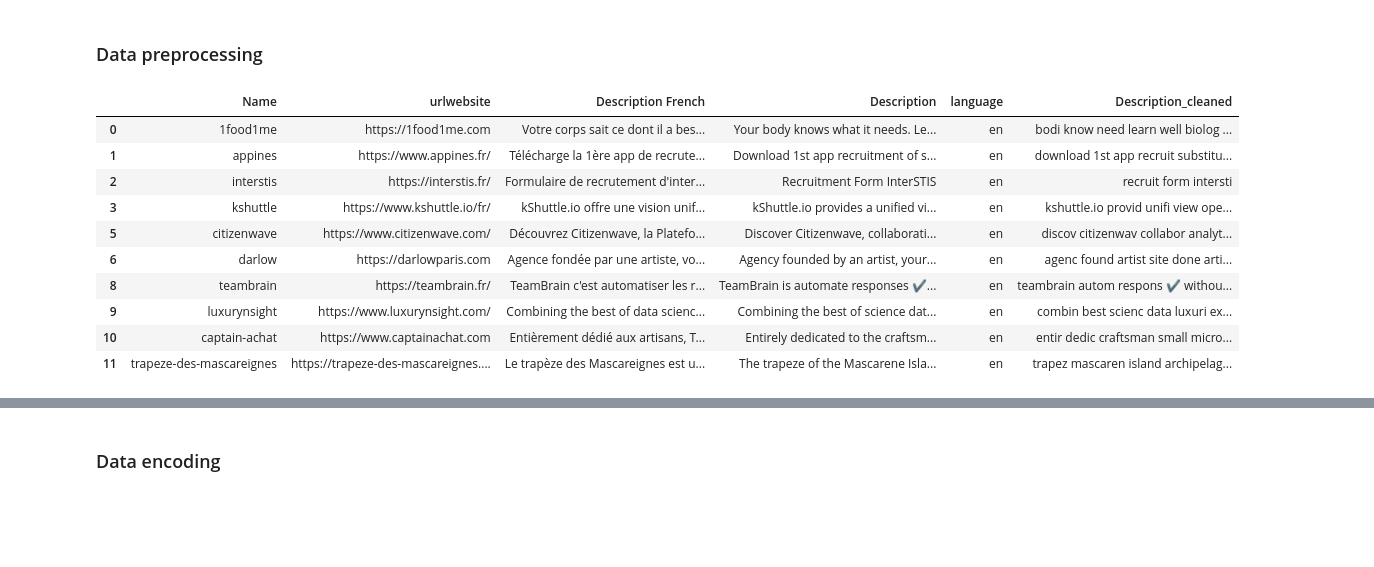
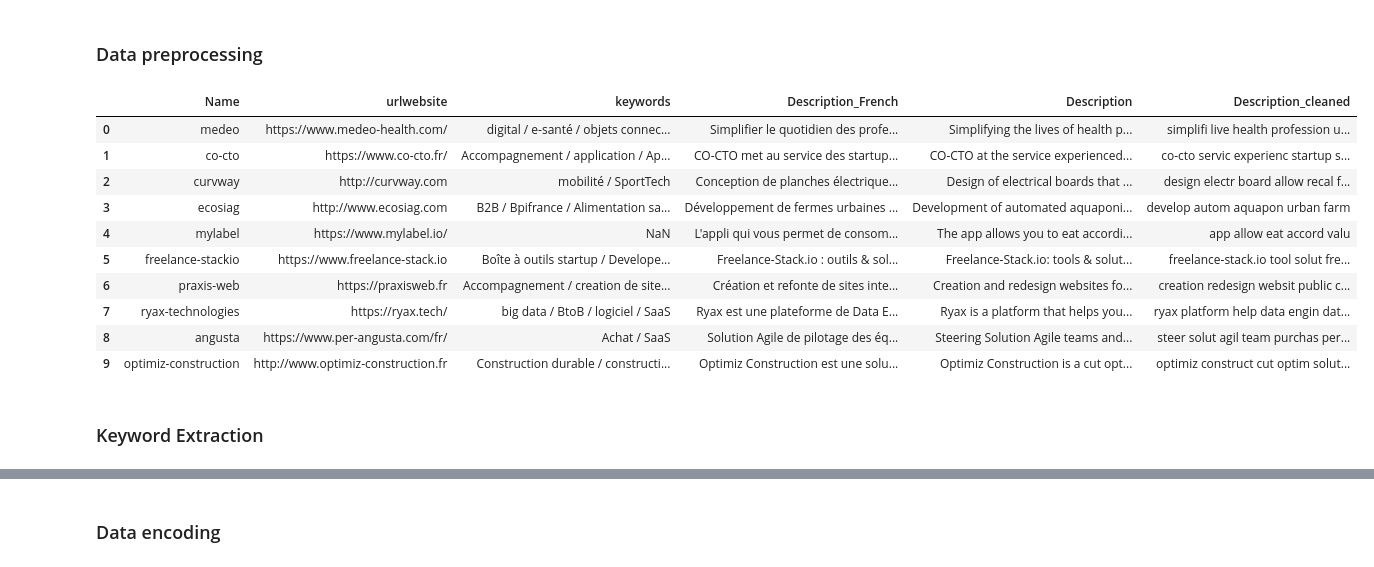
Before and after one commit to jawadhussein462/PTN_project, a Jupyter notebook: Topic_modeling_PTN.ipynb, the cells around one changed output, grey strips where cells are left out. Drawn from its saved outputs; the diff is of its cells as text; code cells hidden in the pictures; blank space fills up the shorter version.

```diff
--- a/Topic_modeling_PTN.ipynb
+++ b/Topic_modeling_PTN.ipynb
@@ -57,45 +57,49 @@ def filtering(row):
   s=row['Description']
   lemmatizer = WordNetLemmatizer()
   porter = PorterStemmer()
   stop_words = set(stopwords.words('english'))
 
   #Tokenization
   word_tokens=nltk.word_tokenize(s.lower())
   #remove stop words
   filtered_sentence = [w for w in word_tokens if not w in stop_words]
   #remove punctuatio
   filtered_sentence = [w for w in filtered_sentence if not w in string.punctuation]
   #stemming
   filtered_sentence = [porter.stem(w) for w in filtered_sentence]
   #lemmatization
   filtered_sentence = [lemmatizer.lemmatize(w) for w in filtered_sentence]
 
   return " ".join(filtered_sentence)
 
 def detect_language(row):
     try:
       return detect(row["Description"])
     except:
       return None
 
-df=pd.read_csv("/content/data_startups - data_french.csv")
-df=df.dropna()
-df["language"]=df.apply(detect_language,axis=1)
+df=pd.read_csv("Data_Startups.csv")
+df.drop_duplicates(subset ="Name",
+                     keep = False, inplace = True)
+#df["language"]=df.apply(detect_language,axis=1)
 df['Description_cleaned'] = df.apply(filtering, axis=1)
-df=df[df.language=="en"]
 docs=df['Description']
+urls=df['urlwebsite']
+
 docs_cleaned=df['Description_cleaned']
 #dropping row containing non-english words
 df.head(10)
 # %% [output]
-|  | Name | urlwebsite | Description French | Description | language | Description_cleaned |
-| 0 | 1food1me | https://1food1me.com | Votre corps sait ce dont il a bes... | Your body knows what it needs. Le... | en | bodi know need learn well biolog ... |
-| 1 | appines | https://www.appines.fr/ | Télécharge la 1ère app de recrute... | Download 1st app recruitment of s... | en | download 1st app recruit substitu... |
-| 2 | interstis | https://interstis.fr/ | Formulaire de recrutement d'inter... | Recruitment Form InterSTIS | en | recruit form intersti |
-| 3 | kshuttle | https://www.kshuttle.io/fr/ | kShuttle.io offre une vision unif... | kShuttle.io provides a unified vi... | en | kshuttle.io provid unifi view ope... |
-| 5 | citizenwave | https://www.citizenwave.com/ | Découvrez Citizenwave, la Platefo... | Discover Citizenwave, collaborati... | en | discov citizenwav collabor analyt... |
-| 6 | darlow | https://darlowparis.com | Agence fondée par une artiste, vo... | Agency founded by an artist, your... | en | agenc found artist site done arti... |
-| 8 | teambrain | https://teambrain.fr/ | TeamBrain c'est automatiser les r... | TeamBrain is automate responses ✔... | en | teambrain autom respons ✔️ withou... |
-| 9 | luxurynsight | https://www.luxurynsight.com/ | Combining the best of data scienc... | Combining the best of science dat... | en | combin best scienc data luxuri ex... |
-| 10 | captain-achat | https://www.captainachat.com | Entièrement dédié aux artisans, T... | Entirely dedicated to the craftsm... | en | entir dedic craftsman small micro... |
-| 11 | trapeze-des-mascareignes | https://trapeze-des-mascareignes.... | Le trapèze des Mascareignes est u... | The trapeze of the Mascarene Isla... | en | trapez mascaren island archipelag... |
+|  | Name | urlwebsite | keywords | Description_French | Description | Description_cleaned |
+| 0 | medeo | https://www.medeo-health.com/ | digital / e-santé / objets connec... | Simplifier le quotidien des profe... | Simplifying the lives of health p... | simplifi live health profession u... |
+| 1 | co-cto | https://www.co-cto.fr/ | Accompagnement / application / Ap... | CO-CTO met au service des startup... | CO-CTO at the service experienced... | co-cto servic experienc startup s... |
+| 2 | curvway | http://curvway.com | mobilité / SportTech | Conception de planches électrique... | Design of electrical boards that ... | design electr board allow recal f... |
+| 3 | ecosiag | http://www.ecosiag.com | B2B / Bpifrance / Alimentation sa... | Développement de fermes urbaines ... | Development of automated aquaponi... | develop autom aquapon urban farm |
+| 4 | mylabel | https://www.mylabel.io/ | NaN | L'appli qui vous permet de consom... | The app allows you to eat accordi... | app allow eat accord valu |
+| 5 | freelance-stackio | https://www.freelance-stack.io | Boîte à outils startup / Develope... | Freelance-Stack.io : outils & sol... | Freelance-Stack.io: tools & solut... | freelance-stack.io tool solut fre... |
+| 6 | praxis-web | https://praxisweb.fr | Accompagnement / creation de site... | Création et refonte de sites inte... | Creation and redesign websites fo... | creation redesign websit public c... |
+| 7 | ryax-technologies | https://ryax.tech/ | big data / BtoB / logiciel / SaaS | Ryax est une plateforme de Data E... | Ryax is a platform that helps you... | ryax platform help data engin dat... |
+| 8 | angusta | https://www.per-angusta.com/fr/ | Achat / SaaS | Solution Agile de pilotage des éq... | Steering Solution Agile teams and... | steer solut agil team purchas per... |
+| 9 | optimiz-construction | http://www.optimiz-construction.fr | Construction durable / constructi... | Optimiz Construction est une solu... | Optimiz Construction is a cut opt... | optimiz construct cut optim solut... |
+# %% [markdown]
+### Keyword Extraction
```
Also changed, not shown: parts of 12 cells of this notebook, 3 other files.
